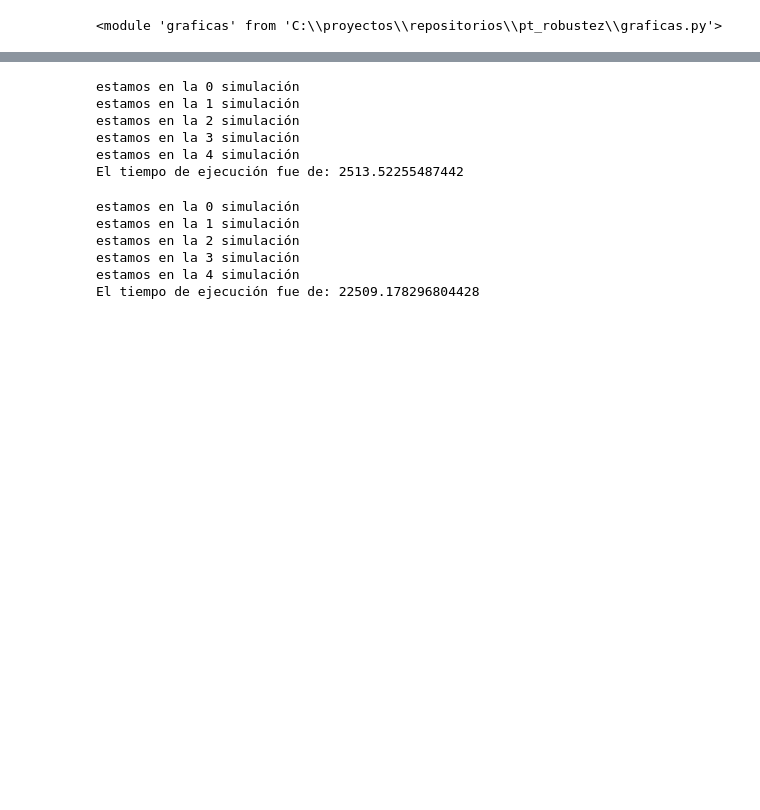
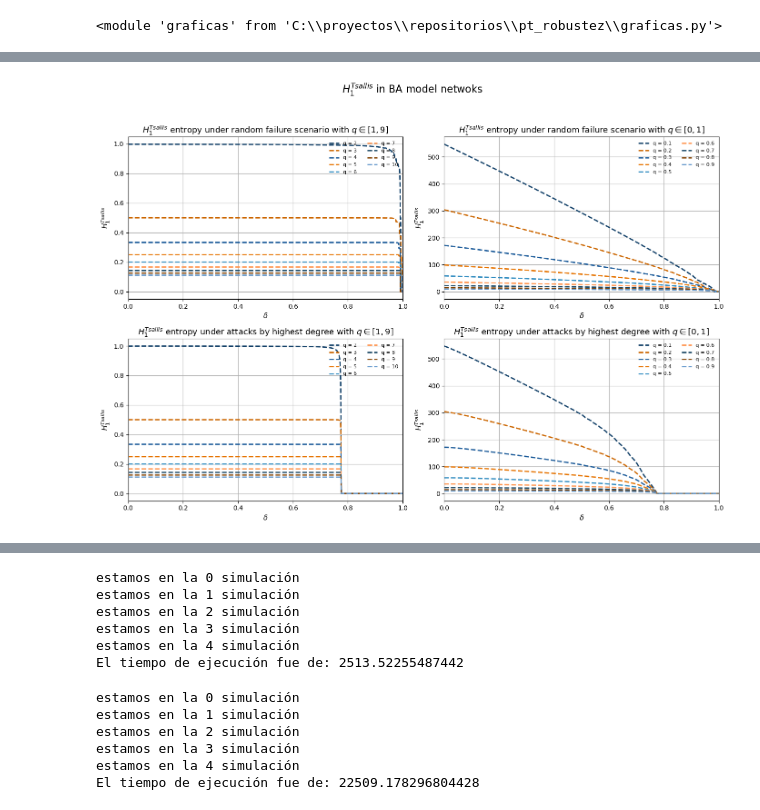
Before and after one commit to maurisiojimenes/pt_robustez, a Jupyter notebook: entropia_tsallis.ipynb, the cells around one changed output, grey strips where cells are left out. Saved outputs shown, nothing was run; the diff lists cells and outputs as text; code cells hidden in the pictures; blank space fills up the shorter version.

```diff
--- a/entropia_tsallis.ipynb
+++ b/entropia_tsallis.ipynb
@@ -9,7 +9,9 @@ import numpy as np
 # %%
 n=1000
 m=15
-num_simulaciones=50
+num_simulaciones=1
+q_enteros=[2,3,4,5,6,7,8,9,10]
+q_decimales=[0.1,0.2,0.3,0.4,0.5,0.6,0.7,0.8,0.9]
 # %%
 importlib.reload(en)
 importlib.reload(g)
@@ -112 +136,11 @@ resultados_tsallis_1_WS_ataques = [sum(col)/num_simulaciones for col in zip(*ent
+# %%
+tsallis_1_BA_fallos_enteros = entropia_BA_fallos_enteros
+tsallis_1_WS_fallos_enteros = entropia_WS_fallos_enteros
+tsallis_1_BA_fallos_decimales = entropia_BA_fallos_decimales
+tsallis_1_WS_fallos_decimales = entropia_WS_fallos_decimales
+
+tsallis_1_BA_ataques_enteros = entropia_BA_ataques_enteros
+tsallis_1_WS_ataques_enteros = entropia_WS_ataques_enteros
+tsallis_1_BA_ataques_decimales = entropia_BA_ataques_decimales
+tsallis_1_WS_ataques_decimales = entropia_WS_ataques_decimales
 # %%
@@ -239,0 +272,47 @@ plt.show()
+# %%
+mapa_q_enteros = {i+1: q for i, q in enumerate(q_enteros)}
+mapa_q_decimales = {i+1: q for i, q in enumerate(q_decimales)}
+datos = {
+    r"$H_1^{Tsallis}$ entropy under random failure scenario with $q \in [1,9]$": {
+        "WS": tsallis_1_BA_fallos_enteros,
+        "q_map": mapa_q_enteros
+    },
+    r"$H_1^{Tsallis}$ entropy under random failure scenario with $q \in [0,1]$": {
+        "WS": tsallis_1_BA_fallos_decimales,
+        "q_map": mapa_q_decimales
+    },
+    r"$H_1^{Tsallis}$ entropy under attacks by highest degree with $q \in [1,9]$": {
+        "WS": tsallis_1_BA_ataques_enteros,
+        "q_map": mapa_q_enteros
+    },
+    r"$H_1^{Tsallis}$ entropy under attacks by highest degree with $q \in [0,1]$": {
+        "WS": tsallis_1_BA_ataques_decimales,
+        "q_map": mapa_q_decimales
+    }
+}
+fig, axs = plt.subplots(2, 2, figsize=(14, 10))
+subplot_titulos = list(datos.keys())
+ejes = axs.flatten()
+for ax, titulo in zip(ejes, subplot_titulos):
+    contenido = datos[titulo]
+    tsallis_dict = contenido["WS"]
+    q_map = contenido["q_map"]
+    for idx, (q_idx, valores) in enumerate(tsallis_dict.items()):
+        x = np.linspace(0, 1, len(valores))  # Eje x visual de 0 a 1
+        color = custom_palette[idx % len(custom_palette)]
+        q_valor = q_map[q_idx]
+        etiqueta = f"q = {q_valor}"
+        ax.plot(x, valores, label=etiqueta, color=color, linewidth=2, linestyle='--')
+    ax.set_xlim(0, 1)
+    ax.set_title(titulo, fontsize=13)
+    ax.set_xlabel(r"$\delta$", fontsize=11)
+    ax.set_ylabel(r"$H_1^{Tsallis}$", fontsize=11)
+    ax.tick_params(axis='both', labelsize=10)
+    ax.legend(fontsize=8, ncol=2, loc='upper right', frameon=False)
+    ax.grid(True)
+fig.suptitle(r'$H_1^{Tsallis}$ in BA model netwoks',fontsize=16)
+plt.tight_layout(rect=[0, 0, 1, 0.95])
+plt.savefig('Tsallis entropy for BA model.png',dpi=300)
+plt.show()
+# %% [output]
+[figure, added]
```
Also changed, not shown: parts of 13 cells of this notebook, 12 other files.
